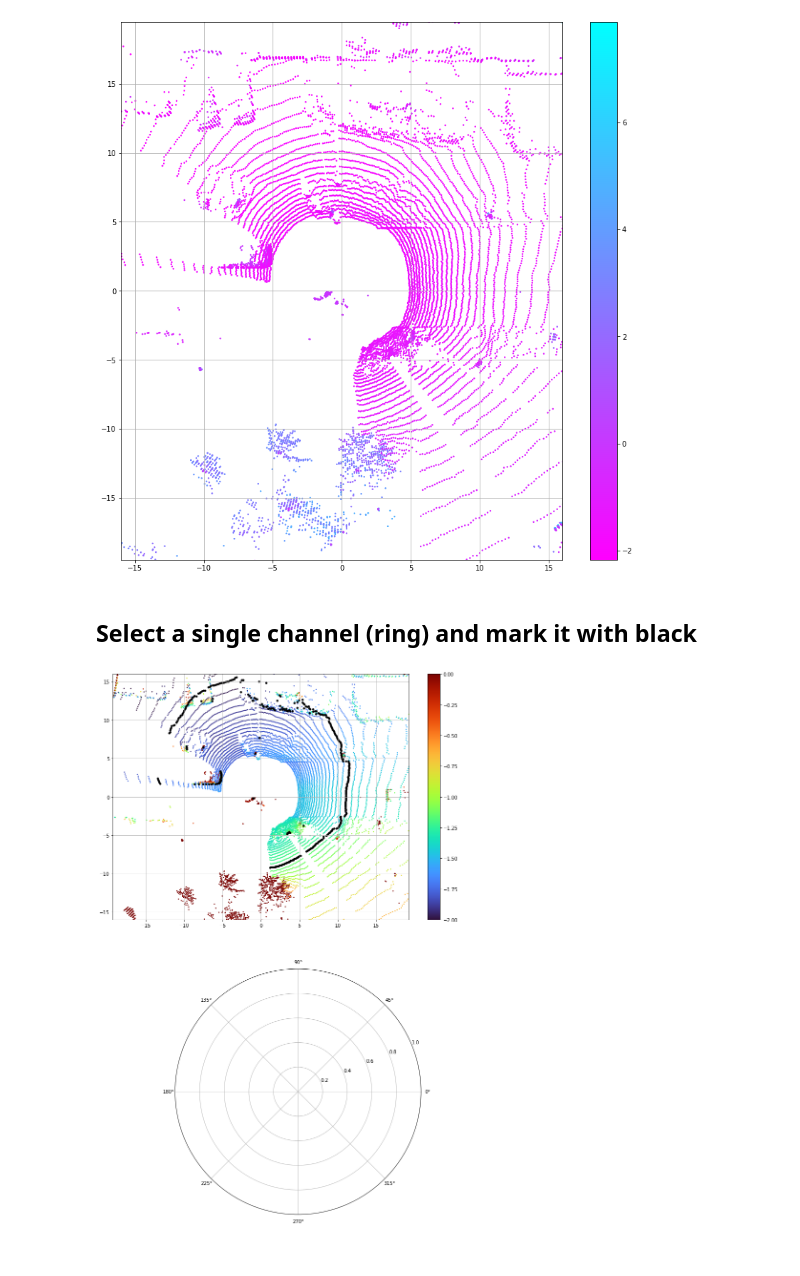
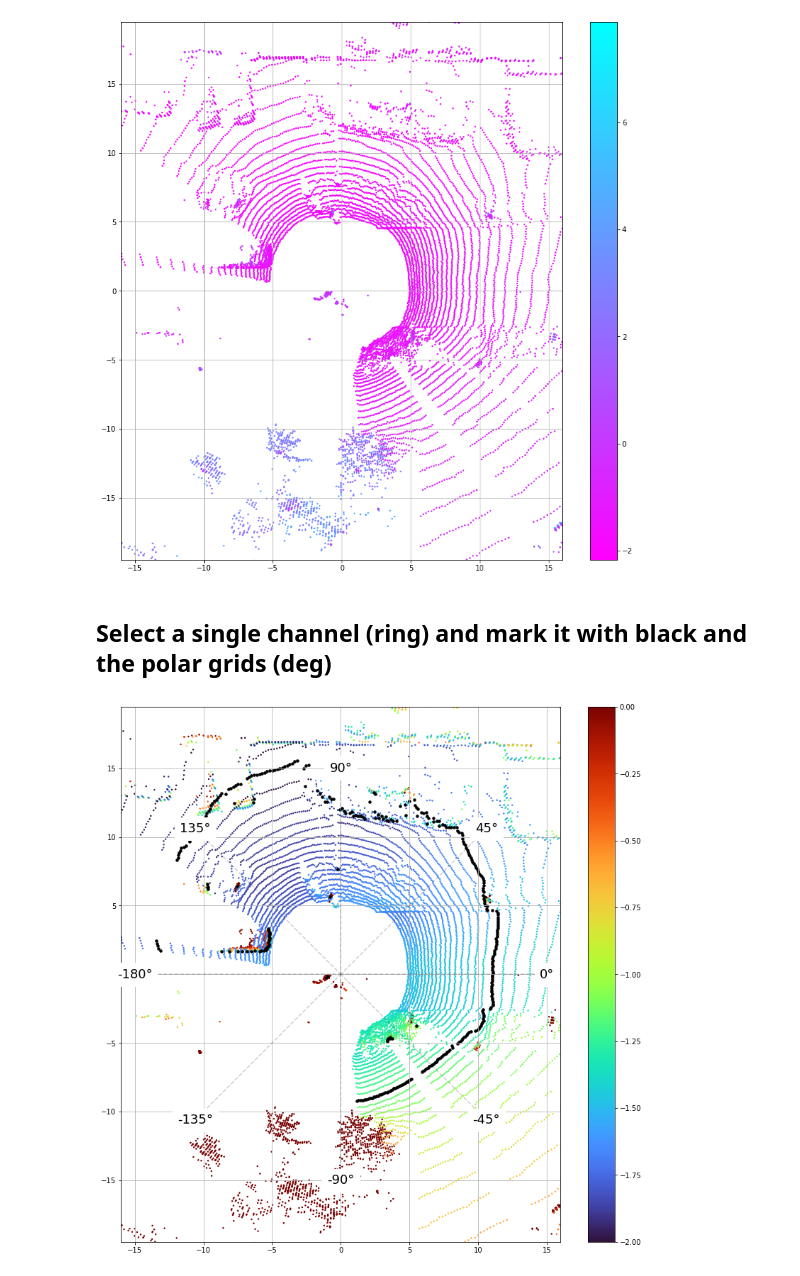
Before and after one commit to horverno/lidar-tinkering-ipython, a Jupyter notebook: x_equals_zero.ipynb, the cells around one changed output. Drawn from its saved outputs; the diff is of its cells as text; code cells hidden in the pictures.

```diff
--- a/x_equals_zero.ipynb
+++ b/x_equals_zero.ipynb
@@ -31,20 +31,22 @@ plt.show()
 # %% [output]
 [figure]
 # %% [markdown]
-## Select a single channel (ring) and mark it with black
+## Select a single channel (ring) and mark it with black and the polar grids (deg)
 # %%
 lcpoints_1ring = lcpoints[lcpoints.ring == 45].dropna()
-plt.figure(figsize=(1000*px, 1500*px))
-plt.subplot(211)
+plt.figure(figsize=(1000*px, 1000*px))
 plt.scatter(lcpoints.x, lcpoints.y, c = lcpoints.z, vmin = -2, vmax = 0, s=2.0, cmap=cm2)
 plt.colorbar()
 plt.scatter(lcpoints_1ring.x, lcpoints_1ring.y, c = "#000000", s=12)
 plt.axis('equal')
 plt.xlim(-16, 16)
 plt.ylim(-16, 16)
 plt.grid()
-plt.subplot(212, projection='polar')
-
+polar_grid = np.arange(-180, 180,45)
+for p in polar_grid:
+    x1 = np.cos(np.deg2rad(p))*15; y1 = np.sin(np.deg2rad(p))*15
+    plt.plot([x1,0], [y1,0], "k--", alpha=0.2)
+    plt.text(x1, y1, str(p)+"°", horizontalalignment="center", verticalalignment="center", backgroundcolor="white", fontsize=18)
 plt.show()
 # %% [output]
-[figure, old version]
+[figure, new version]
```
Also changed, not shown: parts of 9 cells of this notebook.
